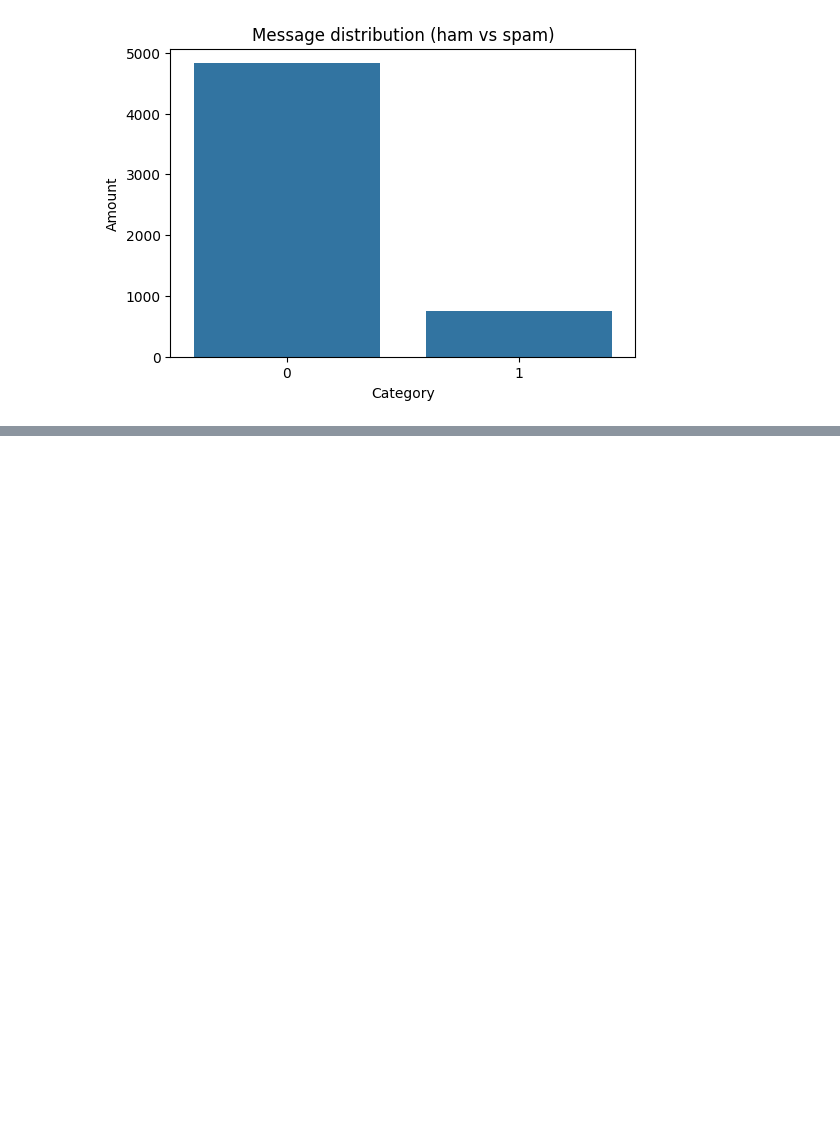
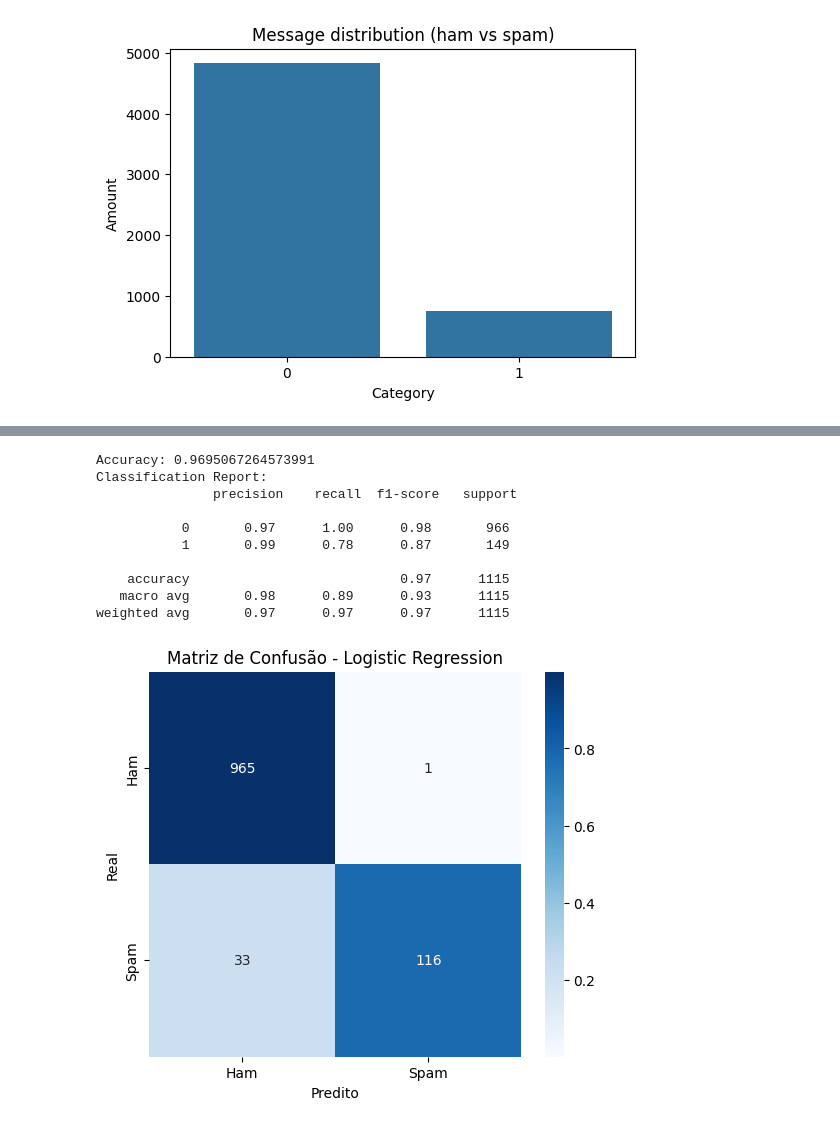
Before and after one commit to Pablohdantas/sms-spam-classification, a Jupyter notebook: sms_spam_classification.ipynb, the cells around one changed output, grey strips where cells are left out. Cells and saved outputs as stored; diff of their text form; code cells hidden in the pictures; blank space fills up the shorter version.

```diff
--- a/sms_spam_classification.ipynb
+++ b/sms_spam_classification.ipynb
@@ -47,0 +120,22 @@ Train/Test sizes: (4457,) (1115,)
+# %%
+from sklearn.linear_model import LogisticRegression
+
+lr = LogisticRegression(max_iter=1000, solver='liblinear')
+lr.fit(X_train_vect, y_train)
+y_pred_lr = lr.predict(X_test_vect)
+
+print("Accuracy:", accuracy_score(y_test, y_pred_lr))
+print("Classification Report:\n", classification_report(y_test, y_pred_lr))
+plot_conf_matrix(y_test, y_pred_lr, "Logistic Regression")
+# %% [output]
+Accuracy: 0.9695067264573991
+Classification Report:
+               precision    recall  f1-score   support
+
+           0       0.97      1.00      0.98       966
+           1       0.99      0.78      0.87       149
+
+    accuracy                           0.97      1115
+   macro avg       0.98      0.89      0.93      1115
+weighted avg       0.97      0.97      0.97      1115
+[figure, added]
```
Also changed, not shown: parts of 6 cells of this notebook.
